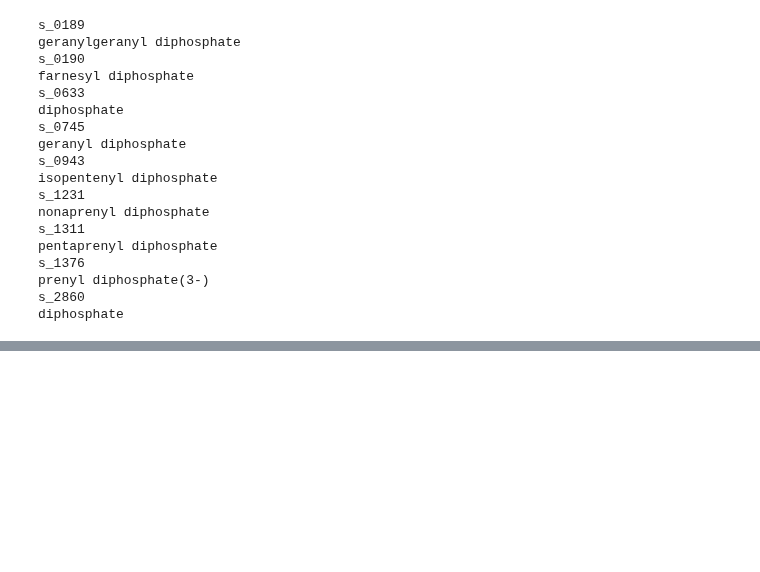
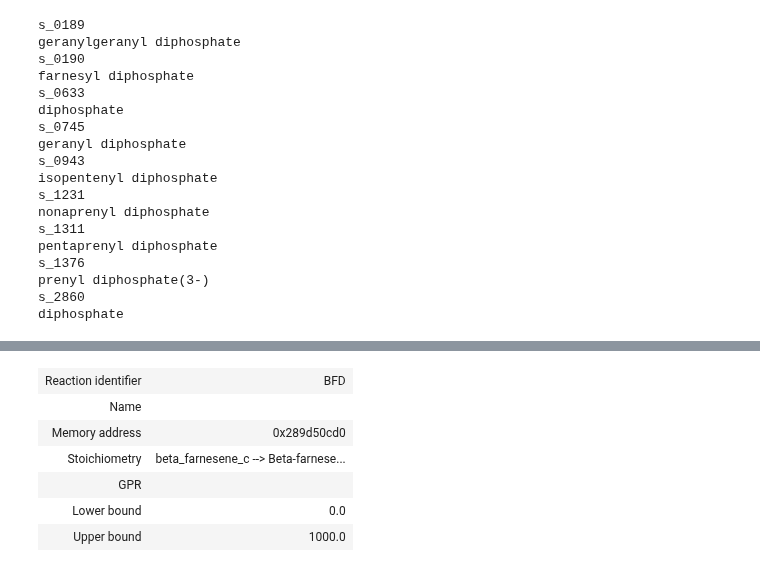
Before and after one commit to 27410/group-assingment-team-4, a Jupyter notebook: yeast-GEM-8.7.0/Report.ipynb, the cells around one changed output, grey strips where cells are left out. Drawn from its saved outputs; the diff is of its cells as text; code cells hidden in the pictures; blank space fills up the shorter version.

Commit message:
added the demand reaction to make flux go through to our product

```diff
--- a/yeast-GEM-8.7.0/Report.ipynb
+++ b/yeast-GEM-8.7.0/Report.ipynb
@@ -227,3 +228,17 @@ model.reactions.get_by_id(Beta_farnesene_synthase_reaction.id)
 | GPR |  |
 | Lower bound | 0.0 |
 | Upper bound | 1000.0 |
+# %%
+Beta_farnesene_demand_reaction = Reaction('BFD')
+Beta_farnesene_demand_reaction.add_metabolites({
+                                                  Beta_farnesene: -1 # our product
+                                                  })
+Beta_farnesene_demand_reaction
+# %% [output]
+| Reaction identifier | BFD |
+| Name |  |
+| Memory address | 0x289d50cd0 |
+| Stoichiometry | beta_farnesene_c --> Beta-farnese... |
+| GPR |  |
+| Lower bound | 0.0 |
+| Upper bound | 1000.0 |
```
Also changed, not shown: parts of 10 cells of this notebook, 1 other file.
